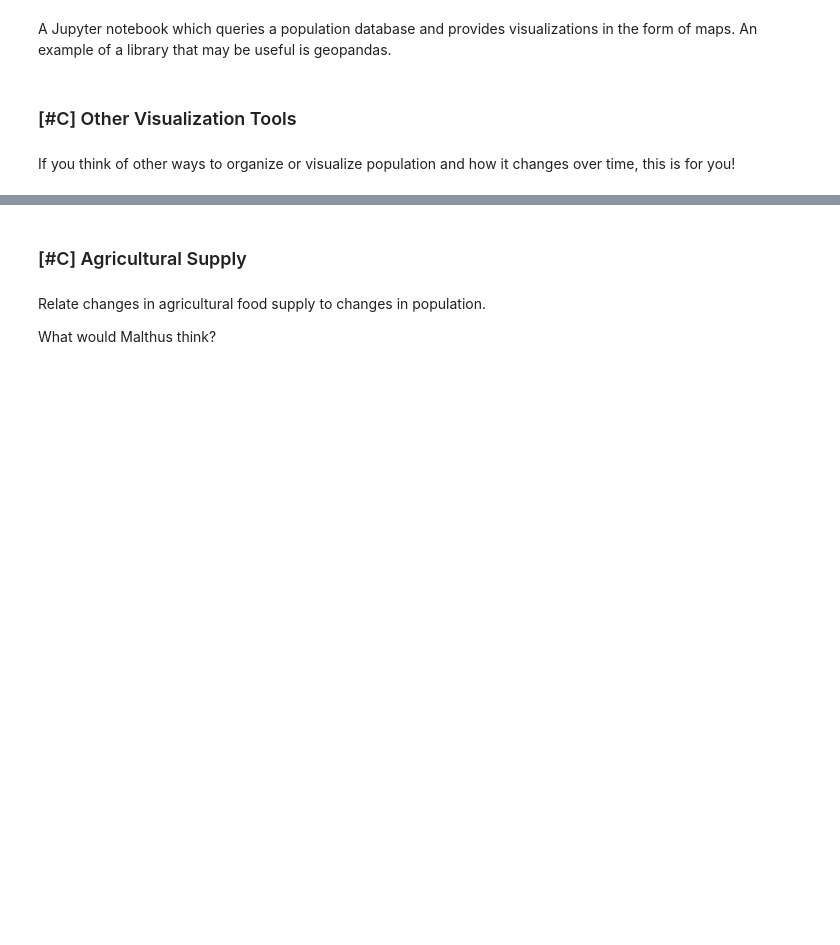
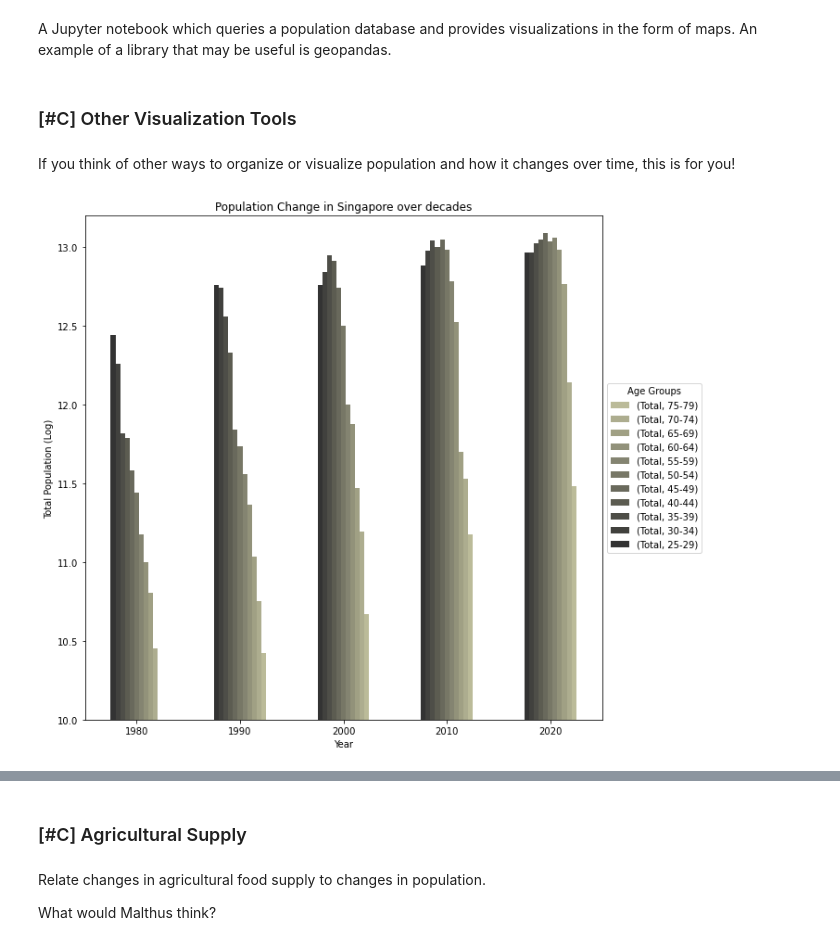
Before and after one commit to jasminlee/EEP-153-Mahalanobis-project-1, a Jupyter notebook: project1.ipynb, the cells around one changed output, grey strips where cells are left out. Saved outputs shown, nothing was run; the diff lists cells and outputs as text; code cells hidden in the pictures; blank space fills up the shorter version.

Commit message:
Add population over decade

```diff
--- a/project1.ipynb
+++ b/project1.ipynb
@@ -267,0 +256,26 @@ changes over time, this is for you!
+# %%
+group = 'all' #males/females/all
+age_lower = 25 #rounds to nearest 5 (actual range: 10 to 65)
+age_upper = 79
+location = 'Singapore' #accepts country names/abbreviations, 'world'
+
+years = [1980, 1990, 2000, 2010, 2020]
+frames = []
+for y in years:
+    frames.append(pop_df(y, group, age_lower, age_upper, location))
+
+result = pd.concat(frames, axis=0, ignore_index = True)
+result = result.drop(columns = ['Male', 'Female', 'Country'])
+result = result.pivot(index='Year', columns='Age')
+
+for c in result:
+    result[c] = np.log(result[c])
+
+my_colors = [(x/15, x/15, x/20, 0.75) for x in range(17)]
+graph = result.plot(kind='bar', figsize=(10,10), ylim=(10, 13.2), legend='reverse', rot=0, alpha=0.8, color=my_colors)
+handles, labels = graph.get_legend_handles_labels()
+graph.set_ylabel('Total Population (Log)');
+graph.set_title("Population Change in {} over decades".format(location))
+graph.legend(handles[::-1], labels[::-1], title='Age Groups', loc='center left', bbox_to_anchor=(1.0, 0.5));
+# %% [output]
+[figure, added]
```
Also changed, not shown: parts of 6 cells of this notebook.
